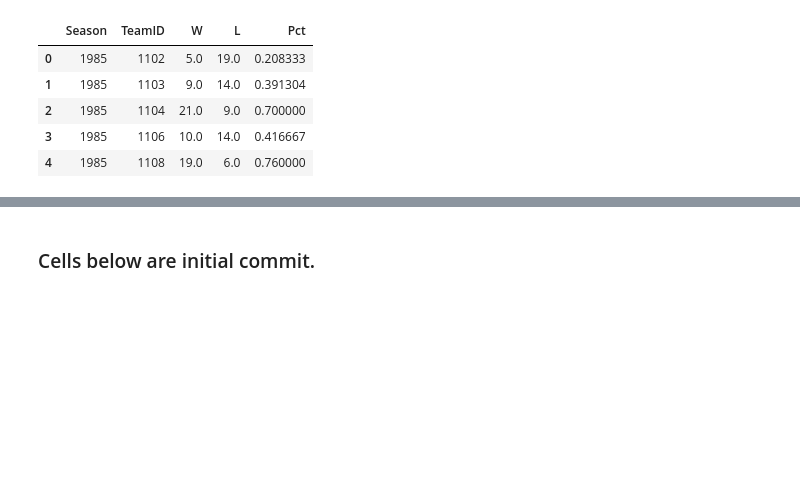
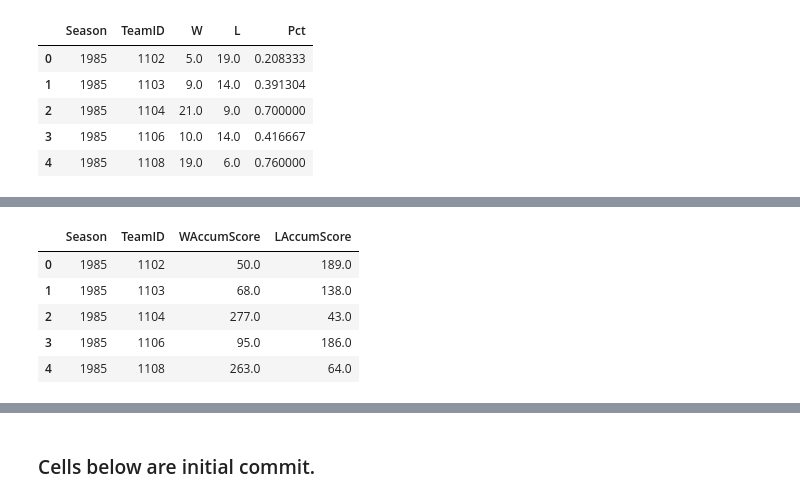
Before and after one commit to yuanjunyi/ncaa, a Jupyter notebook: ncaa.ipynb, the cells around one changed output, grey strips where cells are left out. Cells and saved outputs as stored; diff of their text form; code cells hidden in the pictures; blank space fills up the shorter version.

```diff
--- a/ncaa.ipynb
+++ b/ncaa.ipynb
@@ -167,0 +191,3 @@ df_regular_winning_pct_team.head()
+# %%
+grouped_by_Season_WTeamID = df_regular.groupby(['Season', 'WTeamID'])
+grouped_by_Season_WTeamID.ScoreDiff.agg(np.sum)
@@ -167,0 +212,3 @@ df_regular_winning_pct_team.head()
+# %%
+df_regular_win_team = grouped_by_Season_WTeamID.ScoreDiff.agg(np.sum).reset_index(name='WAccumScore').rename(columns={'WTeamID':'TeamID'})
+df_regular_win_team.head()
@@ -167,0 +253,12 @@ df_regular_winning_pct_team.head()
+# %%
+df_regular_winning_margin_team = pd.merge(left=df_regular_win_team,\
+                                          right=df_regular_loss_team,\
+                                          how='outer', on=['Season', 'TeamID'])
+df_regular_winning_margin_team.head()
+# %% [output]
+|  | Season | TeamID | WAccumScore | LAccumScore |
+| 0 | 1985 | 1102 | 50.0 | 189.0 |
+| 1 | 1985 | 1103 | 68.0 | 138.0 |
+| 2 | 1985 | 1104 | 277.0 | 43.0 |
+| 3 | 1985 | 1106 | 95.0 | 186.0 |
+| 4 | 1985 | 1108 | 263.0 | 64.0 |
```
Also changed, not shown: parts of 10 cells of this notebook.
